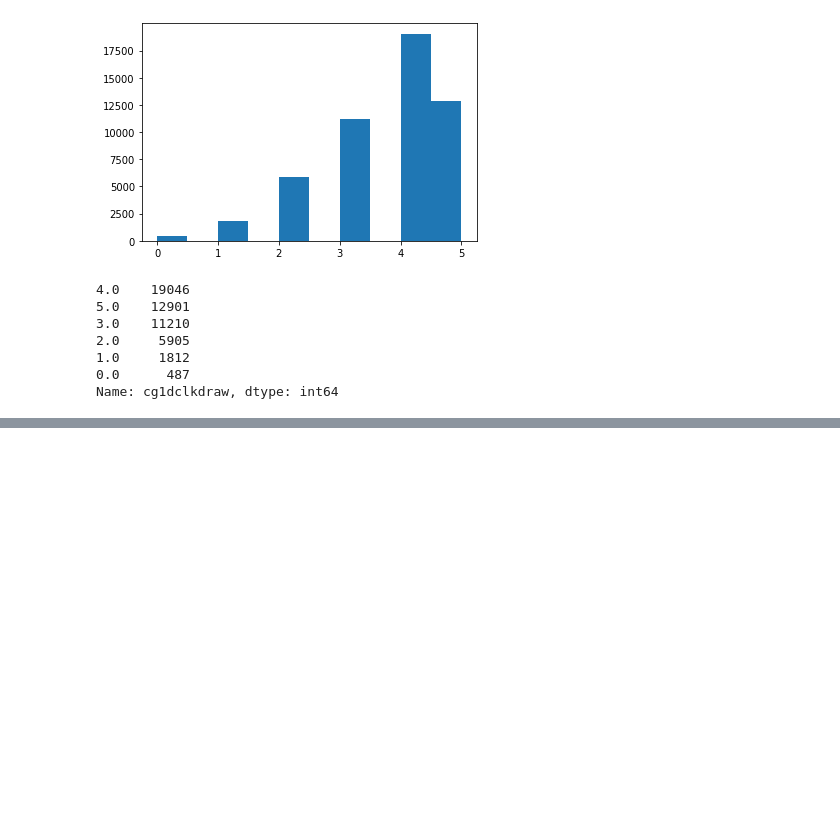
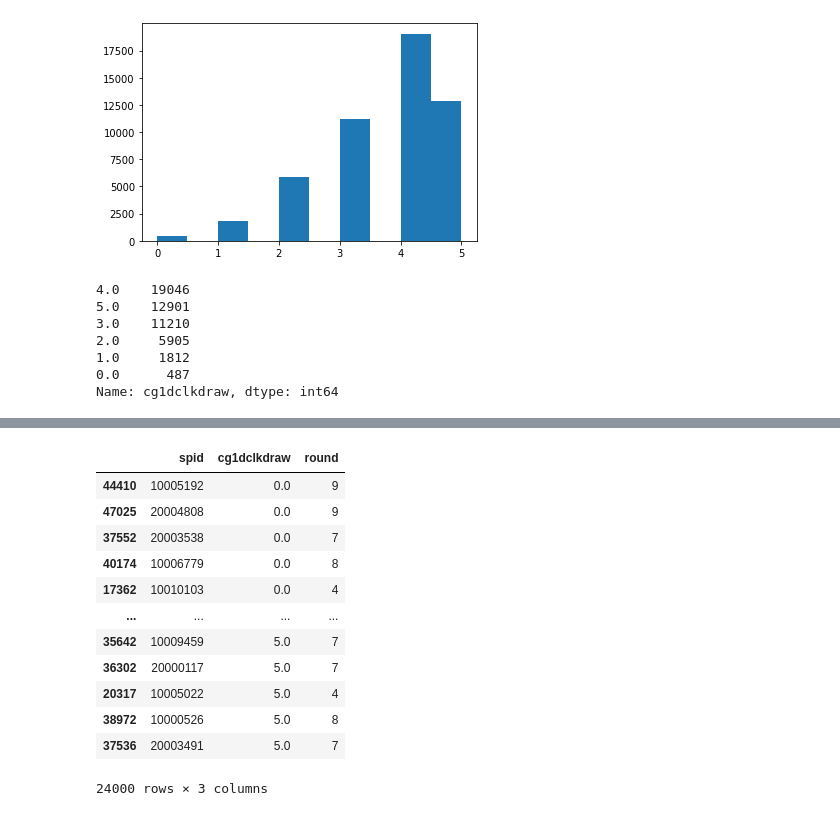
Before and after one commit to ian-byrne/MADSmilestone2, a Jupyter notebook: Labeling/Cleaning_labeling.ipynb, the cells around one changed output, grey strips where cells are left out. Saved outputs shown, nothing was run; the diff lists cells and outputs as text; code cells hidden in the pictures; blank space fills up the shorter version.

```diff
--- a/Labeling/Cleaning_labeling.ipynb
+++ b/Labeling/Cleaning_labeling.ipynb
@@ -748,0 +776,16 @@ train, val, test = split_data(score_df, 0.1, .5)
+# %%
+balanced_train
+# %% [output]
+|  | spid | cg1dclkdraw | round |
+| 44410 | 10005192 | 0.0 | 9 |
+| 47025 | 20004808 | 0.0 | 9 |
+| 37552 | 20003538 | 0.0 | 7 |
+| 40174 | 10006779 | 0.0 | 8 |
+| 17362 | 10010103 | 0.0 | 4 |
+| ... | ... | ... | ... |
+| 35642 | 10009459 | 5.0 | 7 |
+| 36302 | 20000117 | 5.0 | 7 |
+| 20317 | 10005022 | 5.0 | 4 |
+| 38972 | 10000526 | 5.0 | 8 |
+| 37536 | 20003491 | 5.0 | 7 |
+24000 rows × 3 columns
```
Also changed, not shown: parts of 9 cells of this notebook.
